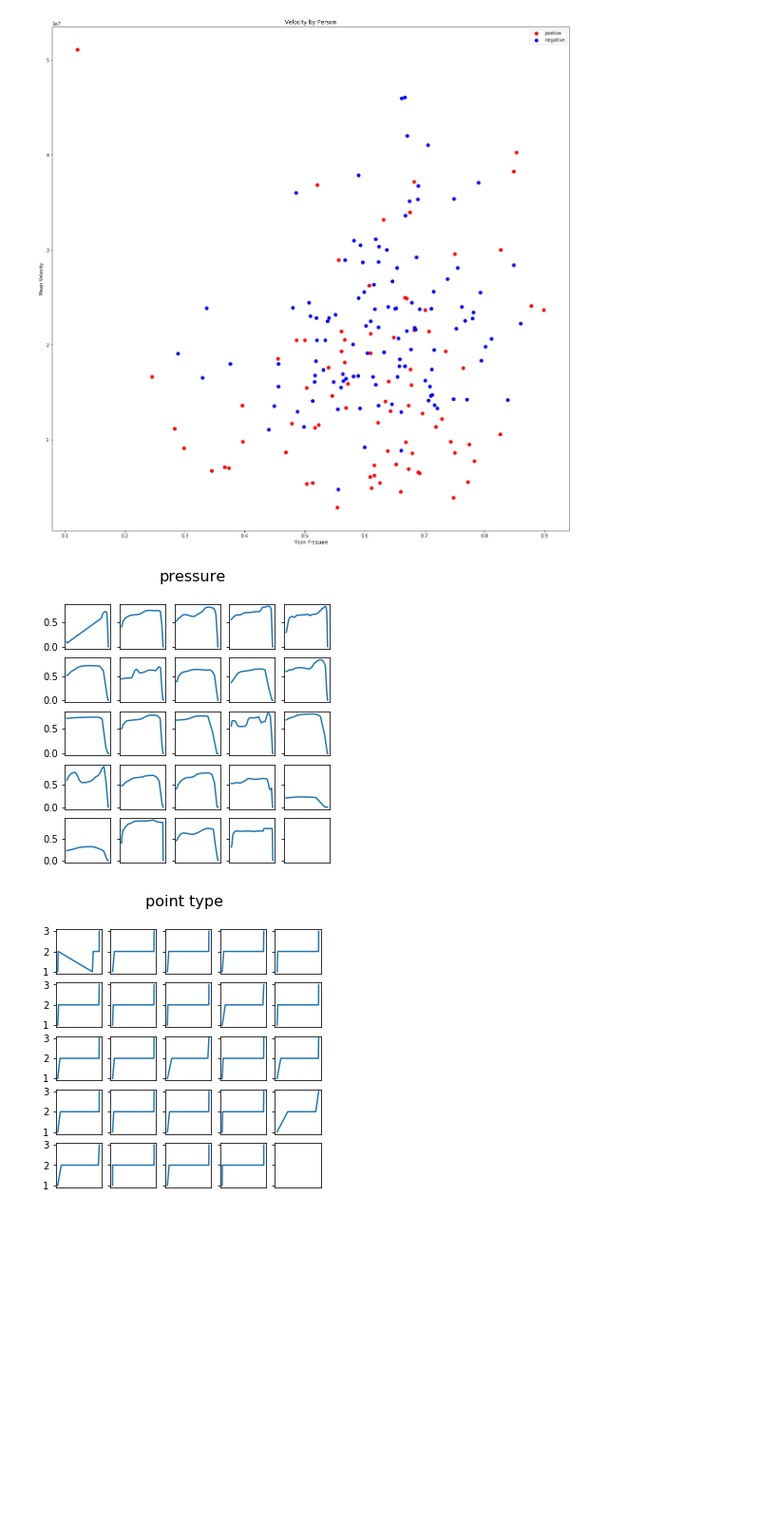
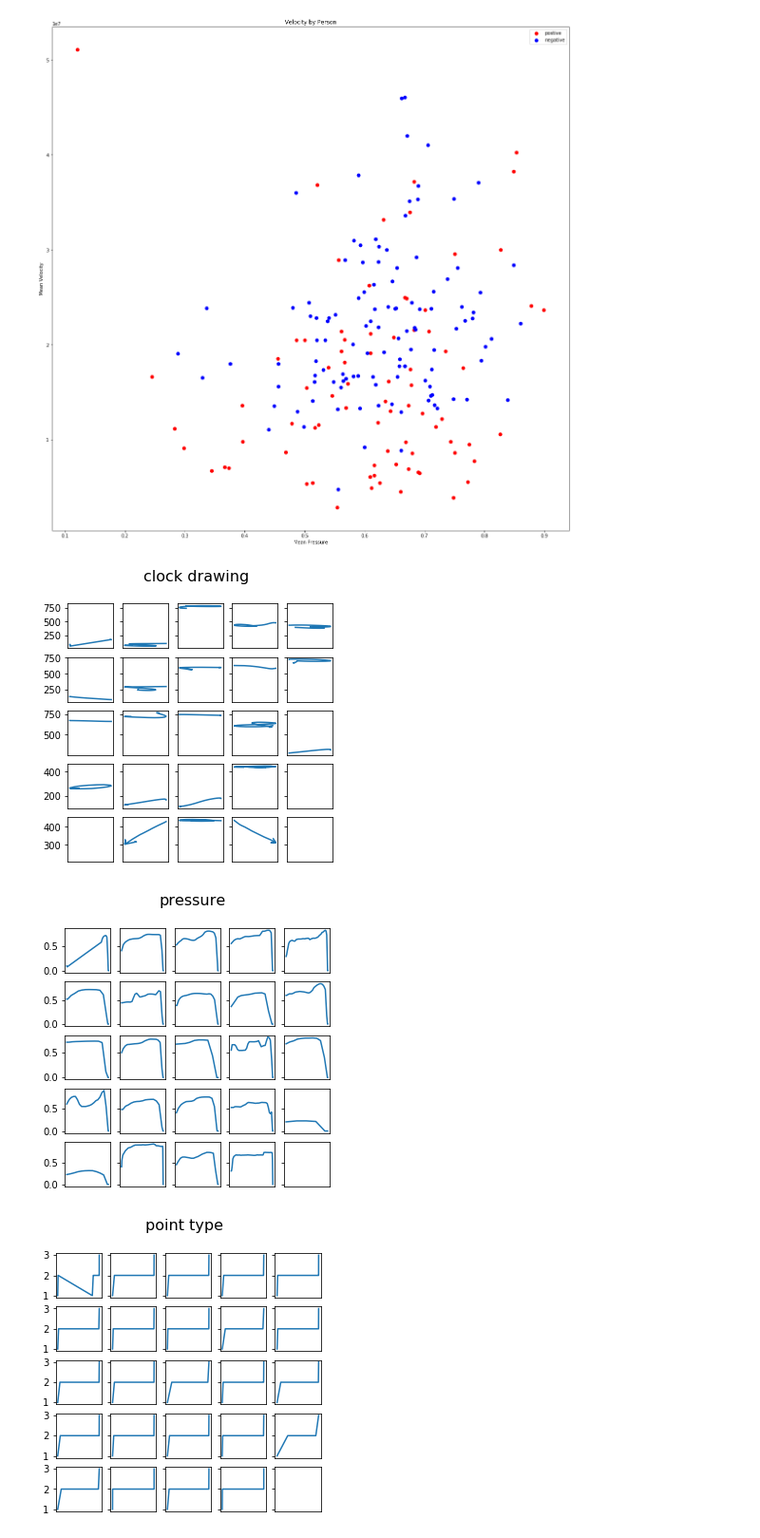
Before and after one commit to p-amonpitakpun/clock-drawing-dnn, a Jupyter notebook: Notebooks/models/pressure_n_velocity.ipynb, the cells around one changed output. Shown at 95% size. Cells and saved outputs as stored; diff of their text form; code cells hidden in the pictures; blank space fills up the shorter version.

```diff
--- a/Notebooks/models/pressure_n_velocity.ipynb
+++ b/Notebooks/models/pressure_n_velocity.ipynb
@@ -336,32 +336,44 @@ plt.show()
 from data import preprocess
 
 def test_objects(dat):
 #     objects = get_objects(dat[0])
     records = preprocess.get_components(dat)
     objects = records[0]
     n = len(objects)
     m = n // 5 + 1
 
+    # clock drawing
+    fig, ax = plt.subplots(m, 5, figsize=(5, 5), sharey='row')
+    fig.suptitle('clock drawing', fontsize=16)
+    i = 0
+    for axis in ax.flatten(): axis.xaxis.set_visible(False)
+    for obj in objects:
+        ax[i//5][i%5].plot(obj[0], obj[1])
+        i += 1
+    plt.show()
+
     # p
     fig, ax = plt.subplots(m, 5, figsize=(5, 5), sharey='row')
     fig.suptitle('pressure', fontsize=16)
     i = 0
     for axis in ax.flatten(): axis.xaxis.set_visible(False)
     for obj in objects:
         ax[i//5][i%5].plot(obj[2], obj[3])
         i += 1
     plt.show()
+
     # pt
     fig, ax = plt.subplots(m, 5, figsize=(5, 5), sharey='row')
     fig.suptitle('point type', fontsize=16)
     i = 0
     for axis in ax.flatten(): axis.xaxis.set_visible(False)
     for obj in objects:
         ax[i//5][i%5].plot(obj[2], obj[4])
         i += 1
     plt.show()
 
 test_objects(dat)
 # %% [output]
-[figure, old version]
+[figure, new version]
-[figure, old version]
+[figure, new version]
+[figure, added]
```
Also changed, not shown: 1 other file.
